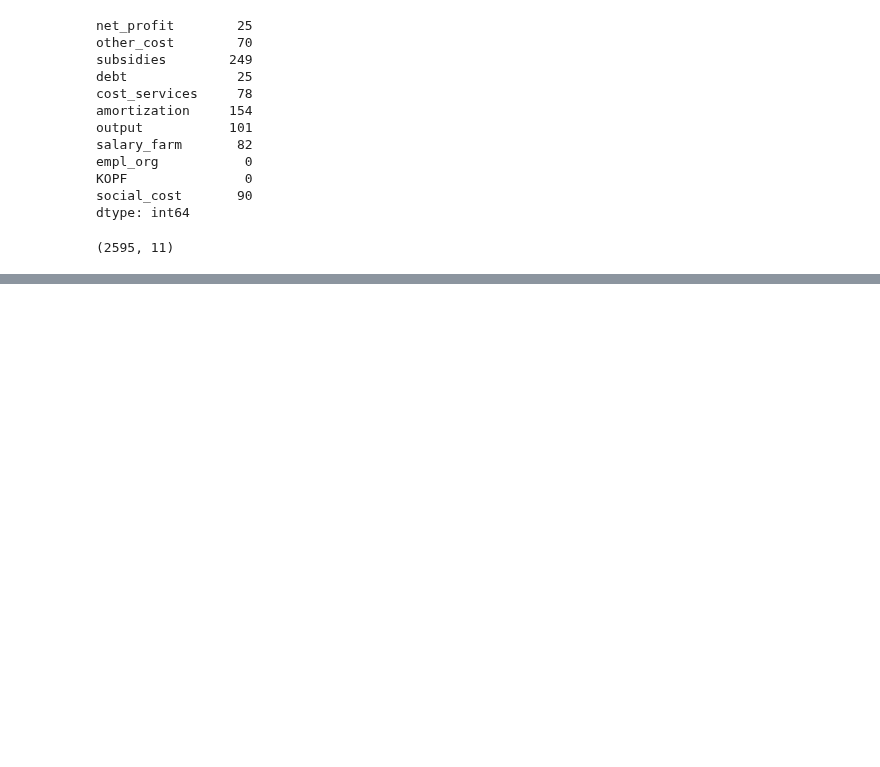
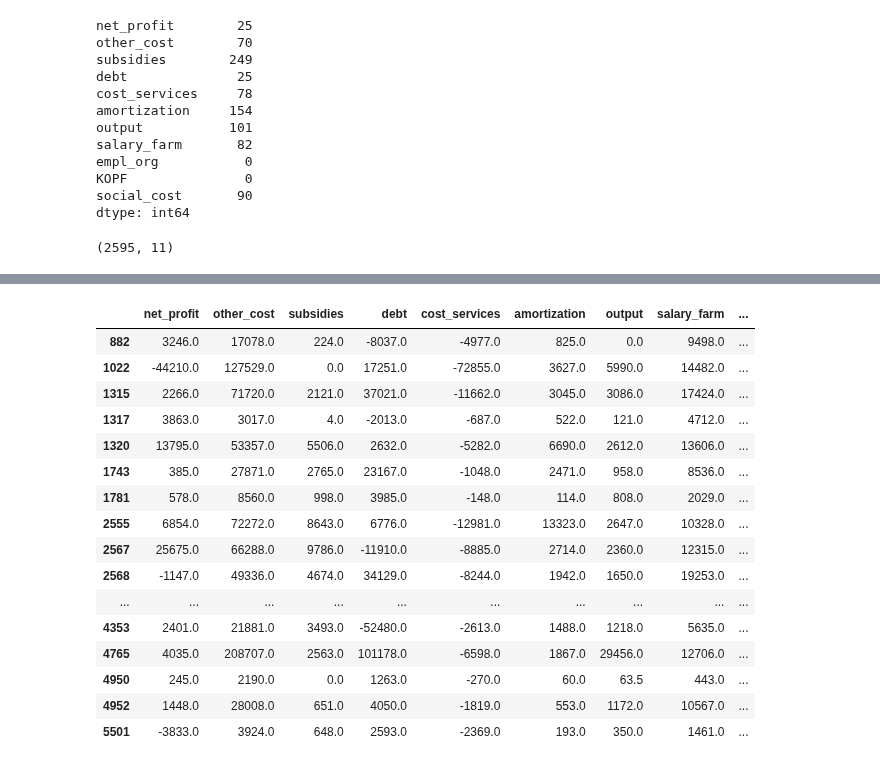
Before and after one commit to SergeyHSE/LinearRegressor.github.io, a Jupyter notebook: RegressionAnalysis.ipynb, the cells around one changed output, grey strips where cells are left out. Cells and saved outputs as stored; diff of their text form; code cells hidden in the pictures; blank space fills up the shorter version.

```diff
--- a/RegressionAnalysis.ipynb
+++ b/RegressionAnalysis.ipynb
@@ -193,0 +229,21 @@ livestock.describe()
+# %%
+anomaly_services = livestock[(livestock['cost_services'] < 0)]
+anomaly_services
+# %% [output]
+|  | net_profit | other_cost | subsidies | debt | cost_services | amortization | output | salary_farm | ... |
+| 882 | 3246.0 | 17078.0 | 224.0 | -8037.0 | -4977.0 | 825.0 | 0.0 | 9498.0 | ... |
+| 1022 | -44210.0 | 127529.0 | 0.0 | 17251.0 | -72855.0 | 3627.0 | 5990.0 | 14482.0 | ... |
+| 1315 | 2266.0 | 71720.0 | 2121.0 | 37021.0 | -11662.0 | 3045.0 | 3086.0 | 17424.0 | ... |
+| 1317 | 3863.0 | 3017.0 | 4.0 | -2013.0 | -687.0 | 522.0 | 121.0 | 4712.0 | ... |
+| 1320 | 13795.0 | 53357.0 | 5506.0 | 2632.0 | -5282.0 | 6690.0 | 2612.0 | 13606.0 | ... |
+| 1743 | 385.0 | 27871.0 | 2765.0 | 23167.0 | -1048.0 | 2471.0 | 958.0 | 8536.0 | ... |
+| 1781 | 578.0 | 8560.0 | 998.0 | 3985.0 | -148.0 | 114.0 | 808.0 | 2029.0 | ... |
+| 2555 | 6854.0 | 72272.0 | 8643.0 | 6776.0 | -12981.0 | 13323.0 | 2647.0 | 10328.0 | ... |
+| 2567 | 25675.0 | 66288.0 | 9786.0 | -11910.0 | -8885.0 | 2714.0 | 2360.0 | 12315.0 | ... |
+| 2568 | -1147.0 | 49336.0 | 4674.0 | 34129.0 | -8244.0 | 1942.0 | 1650.0 | 19253.0 | ... |
+| ... | ... | ... | ... | ... | ... | ... | ... | ... | ... |
+| 4353 | 2401.0 | 21881.0 | 3493.0 | -52480.0 | -2613.0 | 1488.0 | 1218.0 | 5635.0 | ... |
+| 4765 | 4035.0 | 208707.0 | 2563.0 | 101178.0 | -6598.0 | 1867.0 | 29456.0 | 12706.0 | ... |
+| 4950 | 245.0 | 2190.0 | 0.0 | 1263.0 | -270.0 | 60.0 | 63.5 | 443.0 | ... |
+| 4952 | 1448.0 | 28008.0 | 651.0 | 4050.0 | -1819.0 | 553.0 | 1172.0 | 10567.0 | ... |
+| 5501 | -3833.0 | 3924.0 | 648.0 | 2593.0 | -2369.0 | 193.0 | 350.0 | 1461.0 | ... |
```
Also changed, not shown: parts of 2 cells of this notebook.
